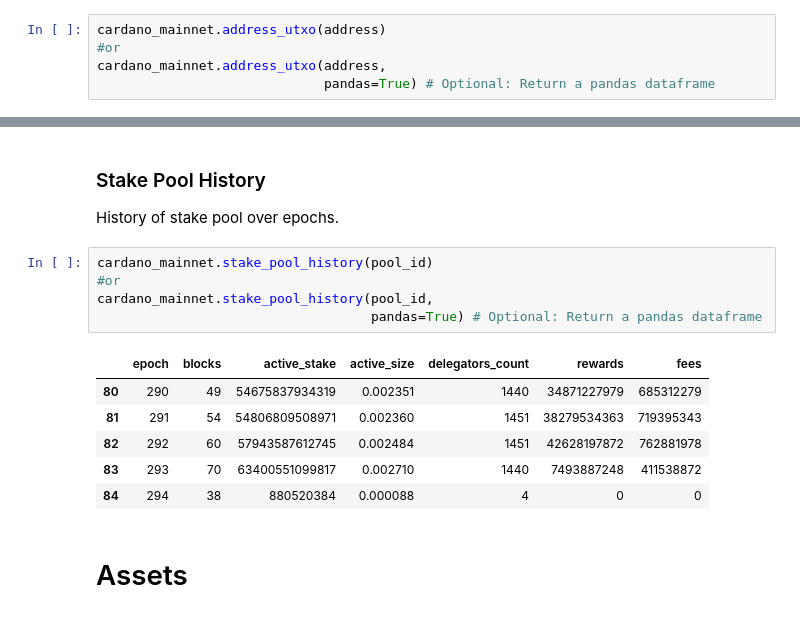
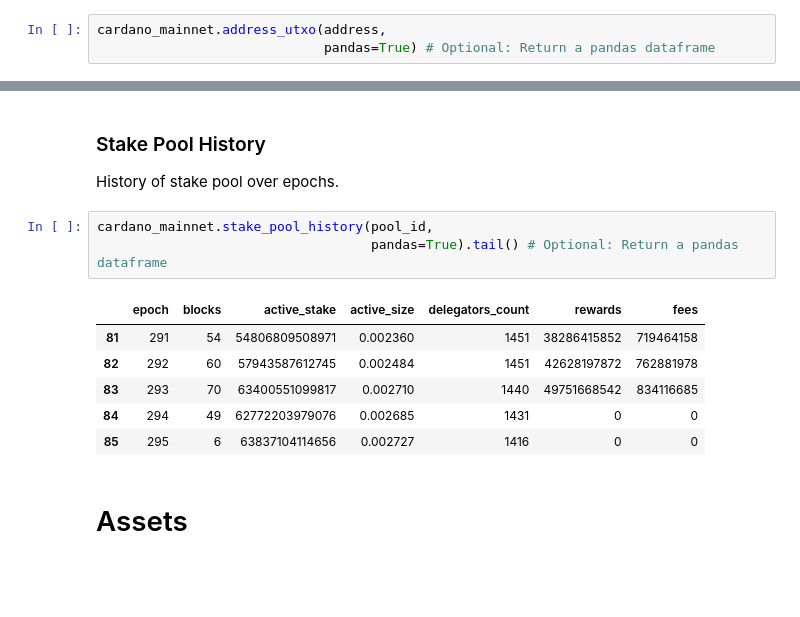
Before and after one commit to attadje/py-cardano-explorer, a Jupyter notebook: readme.ipynb, the cells around one changed output, grey strips where cells are left out. Cells and saved outputs as stored; diff of their text form; blank space fills up the shorter version.

```diff
--- a/readme.ipynb
+++ b/readme.ipynb
@@ -318,8 +297,6 @@ cardano_mainnet.address_details(address)
 ### Address UTXOs
 UTXOs of the address.
 # %%
-cardano_mainnet.address_utxo(address)
-#or
 cardano_mainnet.address_utxo(address,
                              pandas=True) # Optional: Return a pandas dataframe
 # %% [output]
@@ -450,17 +425,15 @@ cardano_mainnet.pool_informations(pool_id)
 
 History of stake pool over epochs.
 # %%
-cardano_mainnet.stake_pool_history(pool_id)
-#or
 cardano_mainnet.stake_pool_history(pool_id,
-                                   pandas=True) # Optional: Return a pandas dataframe
+                                   pandas=True).tail() # Optional: Return a pandas dataframe
 # %% [output]
 |  | epoch | blocks | active_stake | active_size | delegators_count | rewards | fees |
-| 80 | 290 | 49 | 54675837934319 | 0.002351 | 1440 | 34871227979 | 685312279 |
-| 81 | 291 | 54 | 54806809508971 | 0.002360 | 1451 | 38279534363 | 719395343 |
+| 81 | 291 | 54 | 54806809508971 | 0.002360 | 1451 | 38286415852 | 719464158 |
 | 82 | 292 | 60 | 57943587612745 | 0.002484 | 1451 | 42628197872 | 762881978 |
-| 83 | 293 | 70 | 63400551099817 | 0.002710 | 1440 | 7493887248 | 411538872 |
-| 84 | 294 | 38 | 880520384 | 0.000088 | 4 | 0 | 0 |
+| 83 | 293 | 70 | 63400551099817 | 0.002710 | 1440 | 49751668542 | 834116685 |
+| 84 | 294 | 49 | 62772203979076 | 0.002685 | 1431 | 0 | 0 |
+| 85 | 295 | 6 | 63837104114656 | 0.002727 | 1416 | 0 | 0 |
 # %% [markdown]
 # Assets
 # %% [markdown]
```
Also changed, not shown: parts of 38 cells of this notebook, 5 other files.
